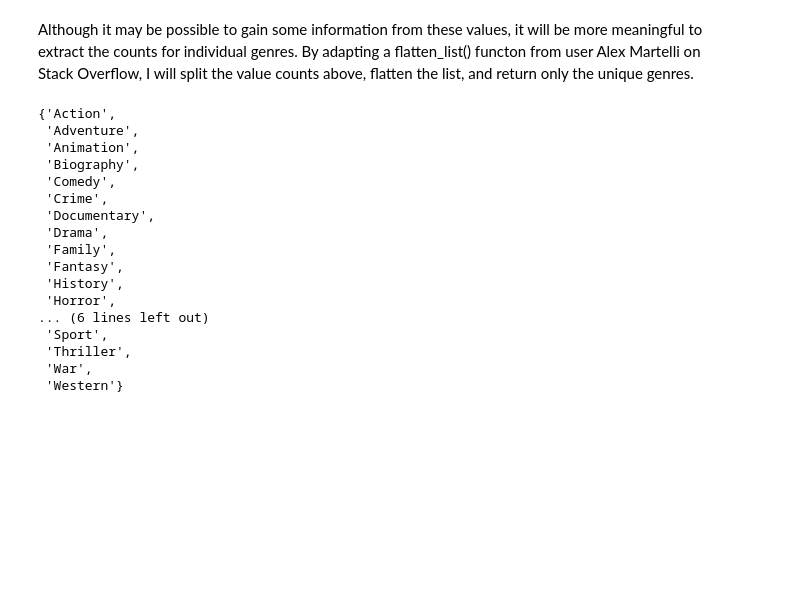
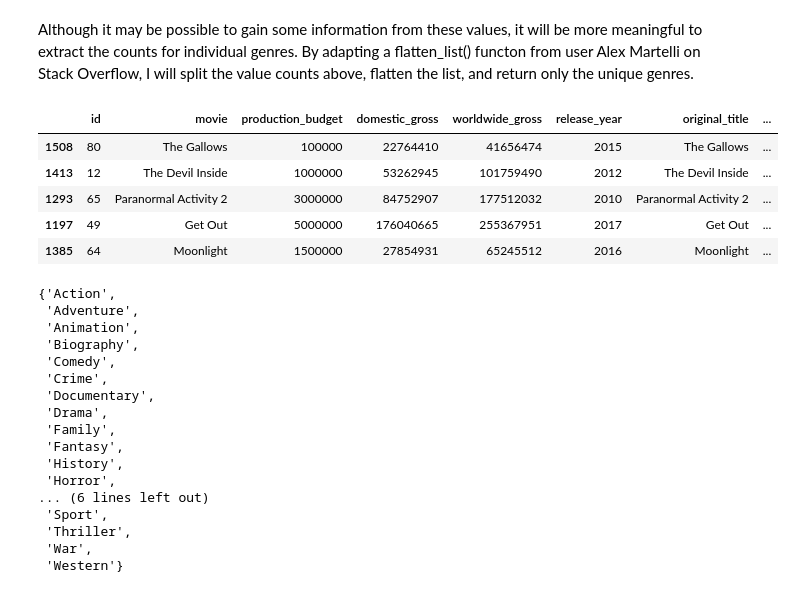
Before and after one commit to ccsurratt/highly_profitable_film_analysis, a Jupyter notebook: notebook.ipynb, the cells around one changed output. Drawn from its saved outputs; the diff is of its cells as text; code cells hidden in the pictures; blank space fills up the shorter version.

```diff
--- a/notebook.ipynb
+++ b/notebook.ipynb
@@ -431,6 +431,15 @@ Drama,History                  1
 Name: genres, Length: 233, dtype: int64
 # %% [markdown]
 Although it may be possible to gain some information from these values, it will be more meaningful to extract the counts for individual genres. By adapting a flatten_list() functon from user Alex Martelli on Stack Overflow, I will split the value counts above, flatten the list, and return only the unique genres.
+# %%
+movies.head()
+# %% [output]
+|  | id | movie | production_budget | domestic_gross | worldwide_gross | release_year | original_title | ... |
+| 1508 | 80 | The Gallows | 100000 | 22764410 | 41656474 | 2015 | The Gallows | ... |
+| 1413 | 12 | The Devil Inside | 1000000 | 53262945 | 101759490 | 2012 | The Devil Inside | ... |
+| 1293 | 65 | Paranormal Activity 2 | 3000000 | 84752907 | 177512032 | 2010 | Paranormal Activity 2 | ... |
+| 1197 | 49 | Get Out | 5000000 | 176040665 | 255367951 | 2017 | Get Out | ... |
+| 1385 | 64 | Moonlight | 1500000 | 27854931 | 65245512 | 2016 | Moonlight | ... |
 # %%
 def split_and_flatten(list):
 
```
Also changed, not shown: parts of 7 cells of this notebook.
